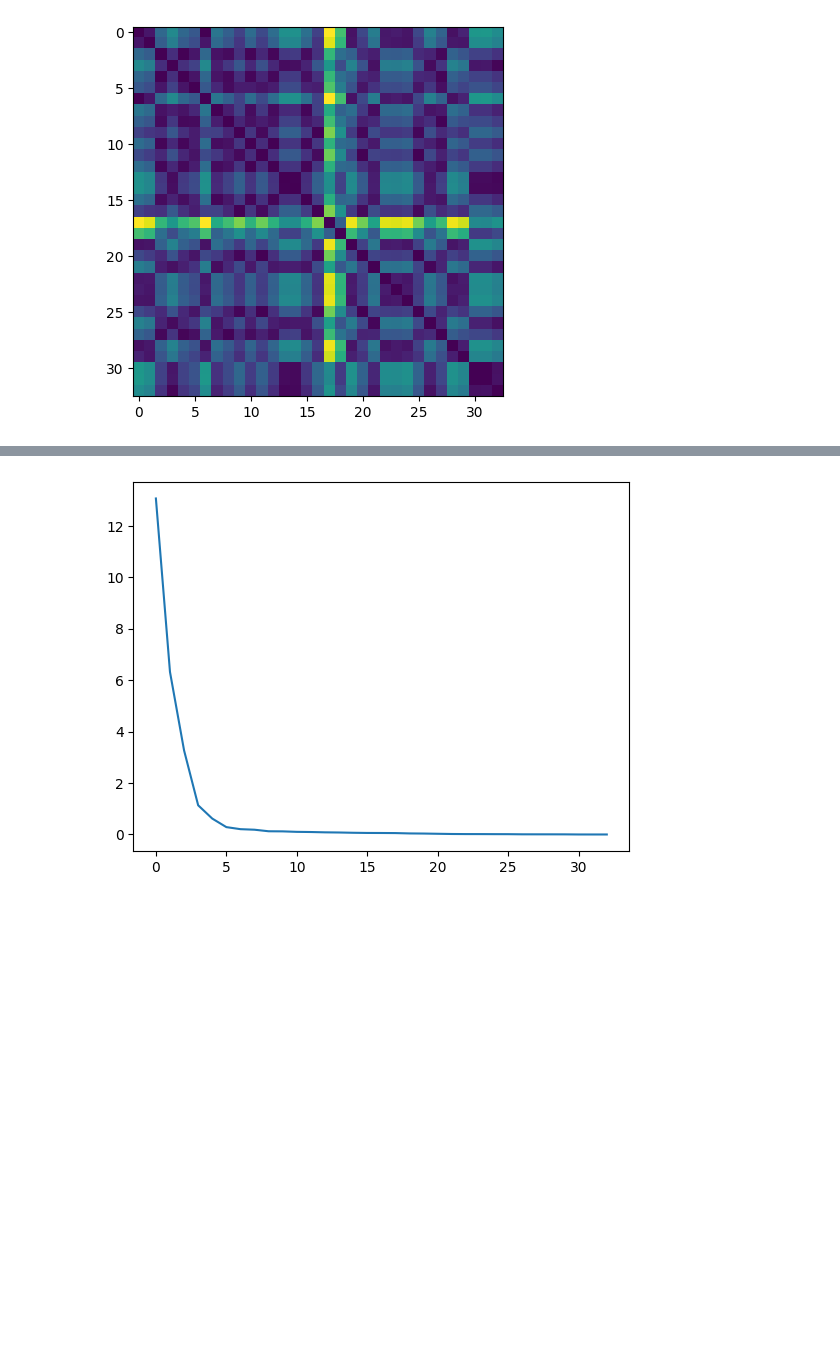
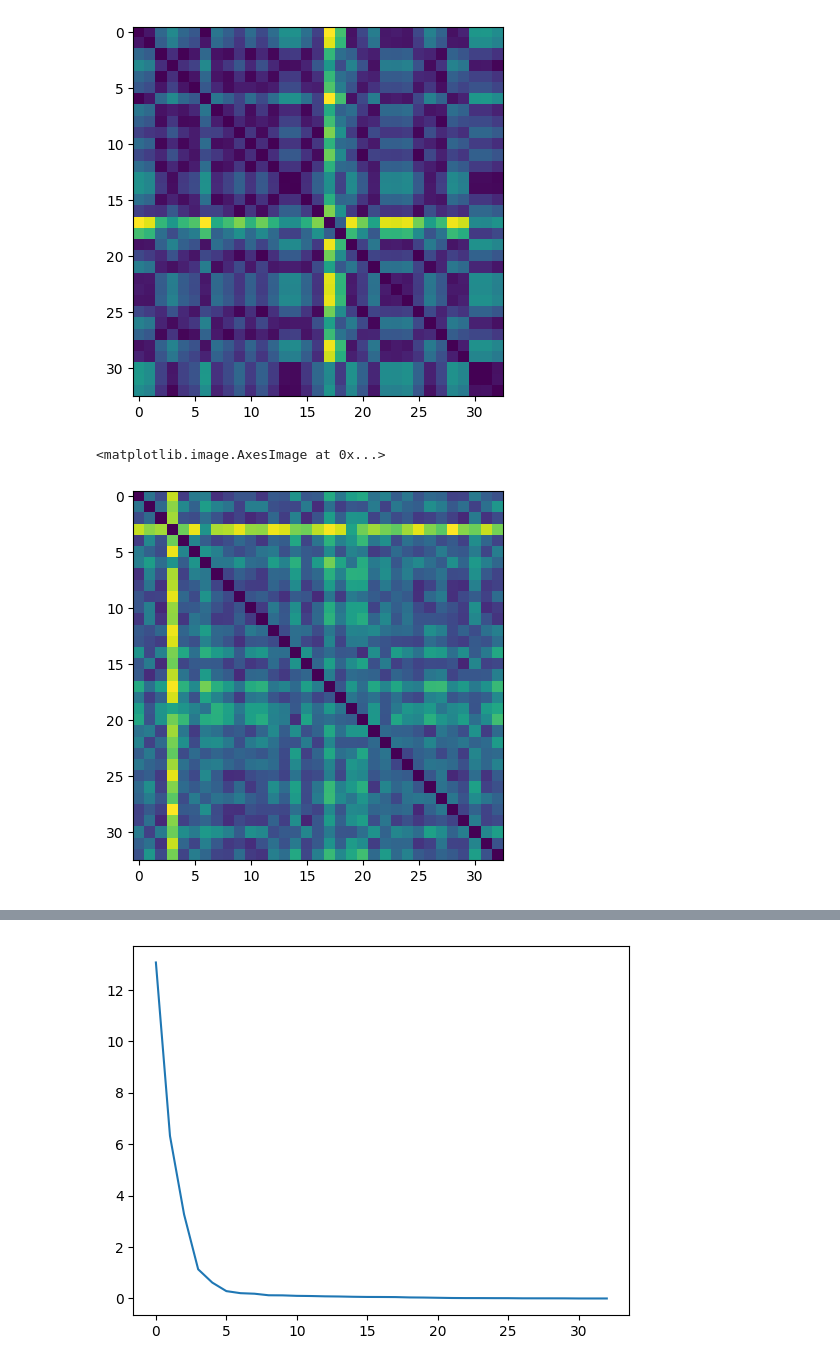
Before and after one commit to jmourabarbosa/shapemetrics_journalpaper, a Jupyter notebook: ibl_analyses/notebooks/test.ipynb, the cells around one changed output, grey strips where cells are left out. Cells and saved outputs as stored; diff of their text form; code cells hidden in the pictures; blank space fills up the shorter version.

Commit message:
Added dist_cc to test.ipynb

```diff
--- a/ibl_analyses/notebooks/test.ipynb
+++ b/ibl_analyses/notebooks/test.ipynb
@@ -80,3 +79,15 @@ plt.imshow(dist_neural)
 # %% [output]
 <matplotlib.image.AxesImage at 0x...>
 [figure]
+# %%
+dist_cc = utils.dsd([
+    [cs[i].mean(0)[:,None],cs[j].mean(0)[:,None]]
+     for i in range(len(cs))
+     for j in range(len(cs))]
+).reshape(len(cs),len(cs))
+
+import matplotlib.pyplot as plt
+plt.imshow(dist_cc)
+# %% [output]
+<matplotlib.image.AxesImage at 0x...>
+[figure, added]
```
Also changed, not shown: parts of 2 cells of this notebook.
